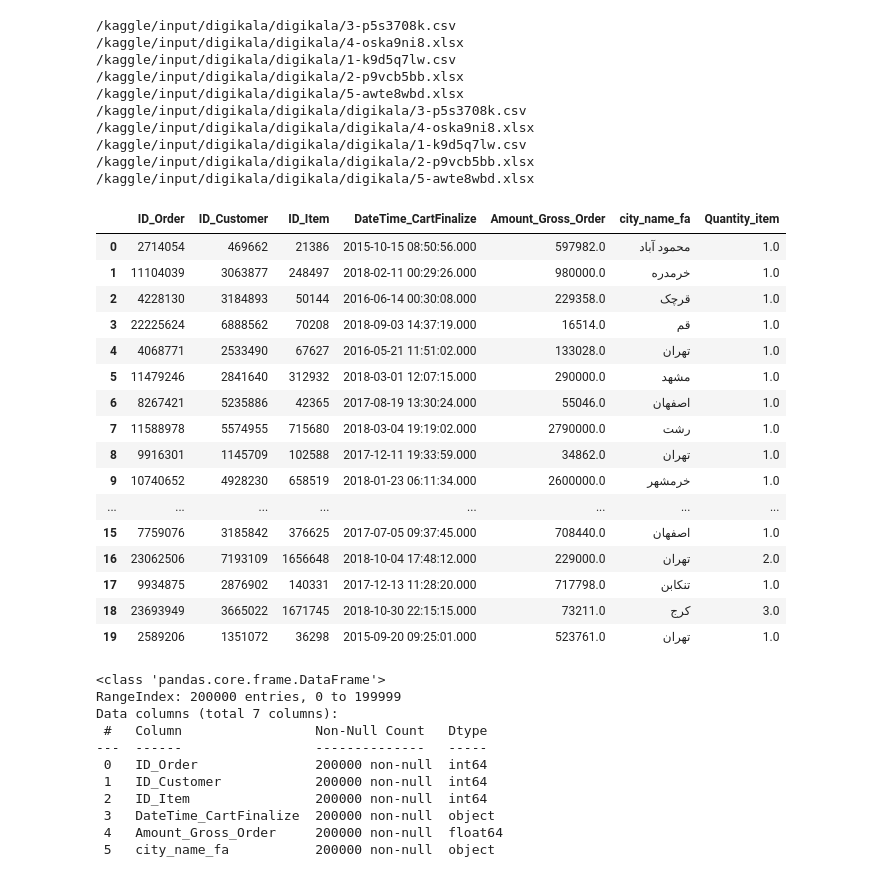
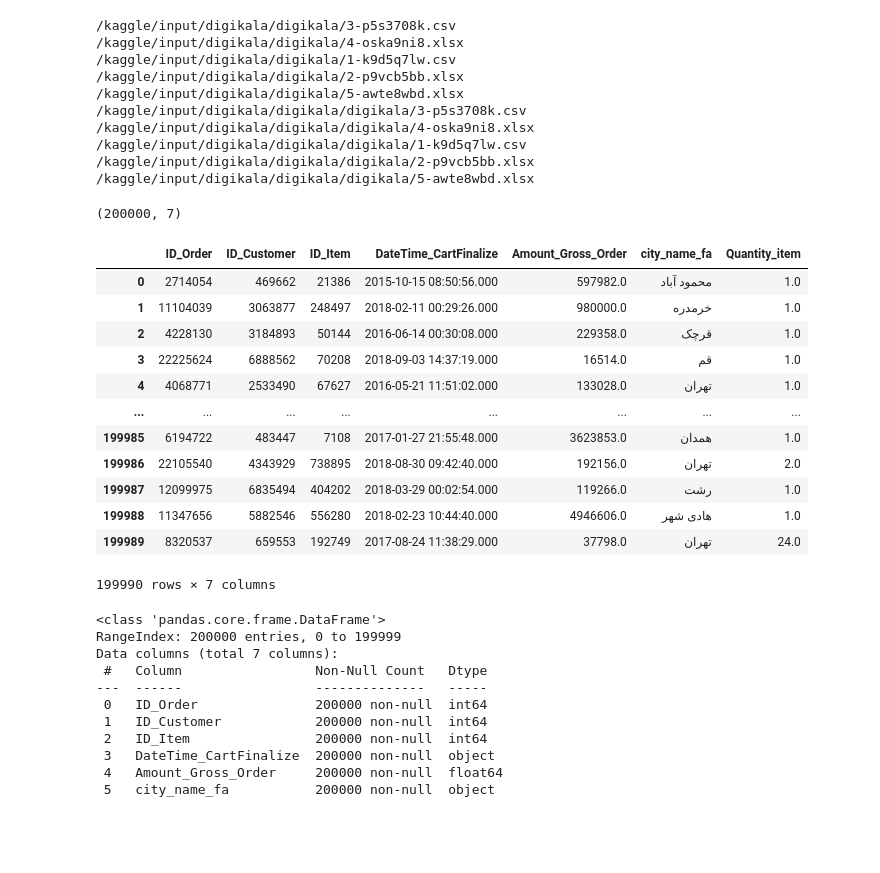
Before and after one commit to Melanee-Melanee/Startups, a Jupyter notebook: digikala-analysis.ipynb, the cells around one changed output. Saved outputs shown, nothing was run; the diff lists cells and outputs as text; code cells hidden in the pictures; blank space fills up the shorter version.

```diff
--- a/digikala-analysis.ipynb
+++ b/digikala-analysis.ipynb
@@ -30,26 +34,27 @@ for dirname, _, filenames in os.walk('/kaggle/input'):
 /kaggle/input/digikala/digikala/digikala/5-awte8wbd.xlsx
 # %%
 df = pd.read_csv('../input/digikala/digikala/3-p5s3708k.csv')
+# %%
+#lets see the shape of dataset(the number of rows, the number of columns)
+df.shape
+# %% [output]
+(200000, 7)
 # %%
-df.head(20)
+df.head(10-20)
 # %% [output]
 |  | ID_Order | ID_Customer | ID_Item | DateTime_CartFinalize | Amount_Gross_Order | city_name_fa | Quantity_item |
 | 0 | 2714054 | 469662 | 21386 | 2015-10-15 08:50:56.000 | 597982.0 | محمود آباد | 1.0 |
 | 1 | 11104039 | 3063877 | 248497 | 2018-02-11 00:29:26.000 | 980000.0 | خرمدره | 1.0 |
 | 2 | 4228130 | 3184893 | 50144 | 2016-06-14 00:30:08.000 | 229358.0 | قرچک | 1.0 |
 | 3 | 22225624 | 6888562 | 70208 | 2018-09-03 14:37:19.000 | 16514.0 | قم | 1.0 |
 | 4 | 4068771 | 2533490 | 67627 | 2016-05-21 11:51:02.000 | 133028.0 | تهران | 1.0 |
-| 5 | 11479246 | 2841640 | 312932 | 2018-03-01 12:07:15.000 | 290000.0 | مشهد | 1.0 |
-| 6 | 8267421 | 5235886 | 42365 | 2017-08-19 13:30:24.000 | 55046.0 | اصفهان | 1.0 |
-| 7 | 11588978 | 5574955 | 715680 | 2018-03-04 19:19:02.000 | 2790000.0 | رشت | 1.0 |
-| 8 | 9916301 | 1145709 | 102588 | 2017-12-11 19:33:59.000 | 34862.0 | تهران | 1.0 |
-| 9 | 10740652 | 4928230 | 658519 | 2018-01-23 06:11:34.000 | 2600000.0 | خرمشهر | 1.0 |
 | ... | ... | ... | ... | ... | ... | ... | ... |
-| 15 | 7759076 | 3185842 | 376625 | 2017-07-05 09:37:45.000 | 708440.0 | اصفهان | 1.0 |
-| 16 | 23062506 | 7193109 | 1656648 | 2018-10-04 17:48:12.000 | 229000.0 | تهران | 2.0 |
-| 17 | 9934875 | 2876902 | 140331 | 2017-12-13 11:28:20.000 | 717798.0 | تنکابن | 1.0 |
-| 18 | 23693949 | 3665022 | 1671745 | 2018-10-30 22:15:15.000 | 73211.0 | کرج | 3.0 |
-| 19 | 2589206 | 1351072 | 36298 | 2015-09-20 09:25:01.000 | 523761.0 | تهران | 1.0 |
+| 199985 | 6194722 | 483447 | 7108 | 2017-01-27 21:55:48.000 | 3623853.0 | همدان | 1.0 |
+| 199986 | 22105540 | 4343929 | 738895 | 2018-08-30 09:42:40.000 | 192156.0 | تهران | 2.0 |
+| 199987 | 12099975 | 6835494 | 404202 | 2018-03-29 00:02:54.000 | 119266.0 | رشت | 1.0 |
+| 199988 | 11347656 | 5882546 | 556280 | 2018-02-23 10:44:40.000 | 4946606.0 | هادی شهر | 1.0 |
+| 199989 | 8320537 | 659553 | 192749 | 2017-08-24 11:38:29.000 | 37798.0 | تهران | 24.0 |
+199990 rows × 7 columns
 # %%
 df.info()
 # %% [output]
```
Also changed, not shown: parts of 34 cells of this notebook.
